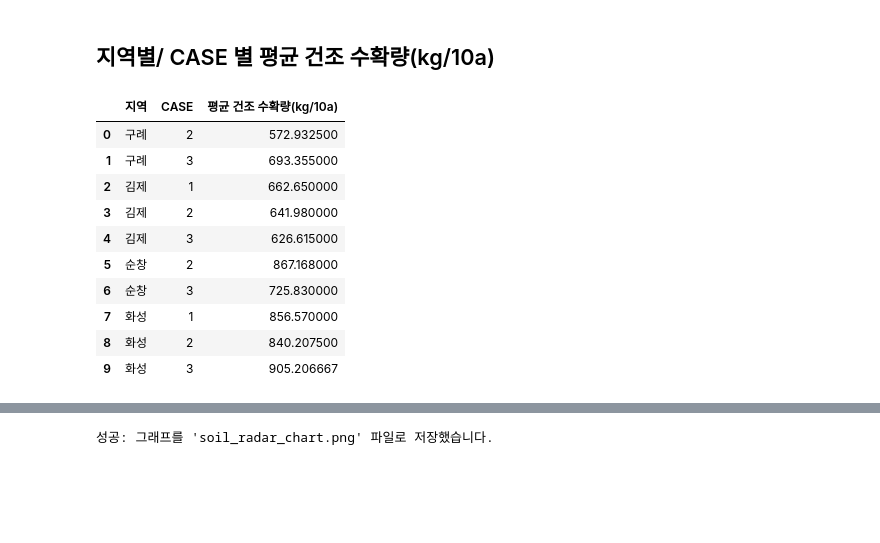
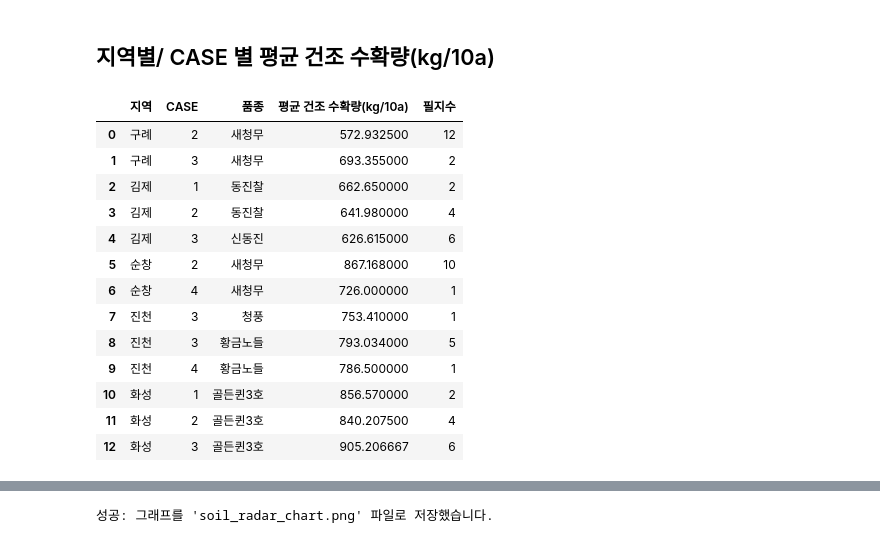
Before and after one commit to sirasony35/rice_analysis, a Jupyter notebook: basic_analysis.ipynb, the cells around one changed output, grey strips where cells are left out. Cells and saved outputs as stored; diff of their text form; code cells hidden in the pictures; blank space fills up the shorter version.

```diff
--- a/basic_analysis.ipynb
+++ b/basic_analysis.ipynb
@@ -110,21 +117,28 @@ df_25
 # %% [markdown]
 ## 지역별/ CASE 별 평균 건조 수확량(kg/10a)
 # %%
-graph_yield = df_25.groupby(['지역','CASE'])['건조 수확량(kg/10a)'].mean().reset_index()
-graph_yield.rename(columns={'건조 수확량(kg/10a)': '평균 건조 수확량(kg/10a)'}, inplace=True)
+# 4. 데이터 집계 (사용자 요청 기반 + 필지수 추가)
+graph_yield = df_25.groupby(['지역','CASE','품종'])['건조 수확량(kg/10a)'].agg(
+    평균수확량='mean',
+    필지수='size'
+).reset_index()
+graph_yield.rename(columns={'평균수확량': '평균 건조 수확량(kg/10a)'}, inplace=True)
 graph_yield
 # %% [output]
-|  | 지역 | CASE | 평균 건조 수확량(kg/10a) |
-| 0 | 구례 | 2 | 572.932500 |
-| 1 | 구례 | 3 | 693.355000 |
-| 2 | 김제 | 1 | 662.650000 |
-| 3 | 김제 | 2 | 641.980000 |
-| 4 | 김제 | 3 | 626.615000 |
-| 5 | 순창 | 2 | 867.168000 |
-| 6 | 순창 | 3 | 725.830000 |
-| 7 | 화성 | 1 | 856.570000 |
-| 8 | 화성 | 2 | 840.207500 |
-| 9 | 화성 | 3 | 905.206667 |
+|  | 지역 | CASE | 품종 | 평균 건조 수확량(kg/10a) | 필지수 |
+| 0 | 구례 | 2 | 새청무 | 572.932500 | 12 |
+| 1 | 구례 | 3 | 새청무 | 693.355000 | 2 |
+| 2 | 김제 | 1 | 동진찰 | 662.650000 | 2 |
+| 3 | 김제 | 2 | 동진찰 | 641.980000 | 4 |
+| 4 | 김제 | 3 | 신동진 | 626.615000 | 6 |
+| 5 | 순창 | 2 | 새청무 | 867.168000 | 10 |
+| 6 | 순창 | 4 | 새청무 | 726.000000 | 1 |
+| 7 | 진천 | 3 | 청풍 | 753.410000 | 1 |
+| 8 | 진천 | 3 | 황금노들 | 793.034000 | 5 |
+| 9 | 진천 | 4 | 황금노들 | 786.500000 | 1 |
+| 10 | 화성 | 1 | 골든퀸3호 | 856.570000 | 2 |
+| 11 | 화성 | 2 | 골든퀸3호 | 840.207500 | 4 |
+| 12 | 화성 | 3 | 골든퀸3호 | 905.206667 | 6 |
 # %%
 import pandas as pd
 import plotly.express as px
```
Also changed, not shown: parts of 9 cells of this notebook, 2 other files.
